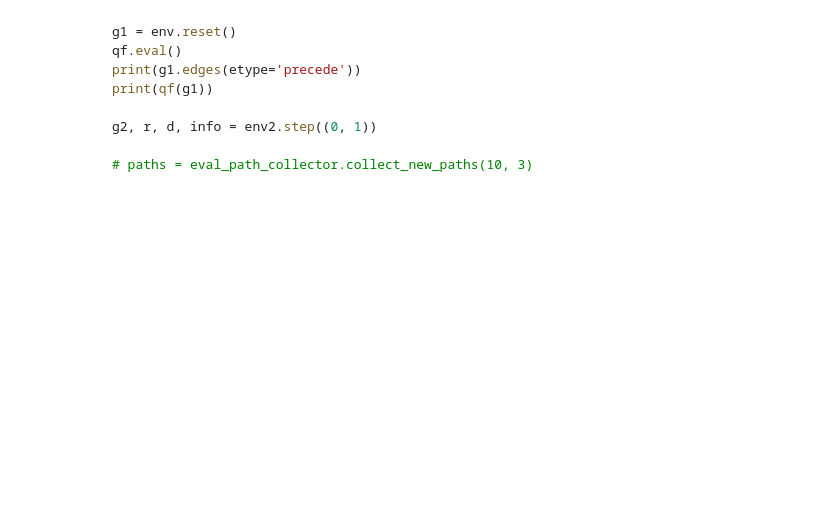
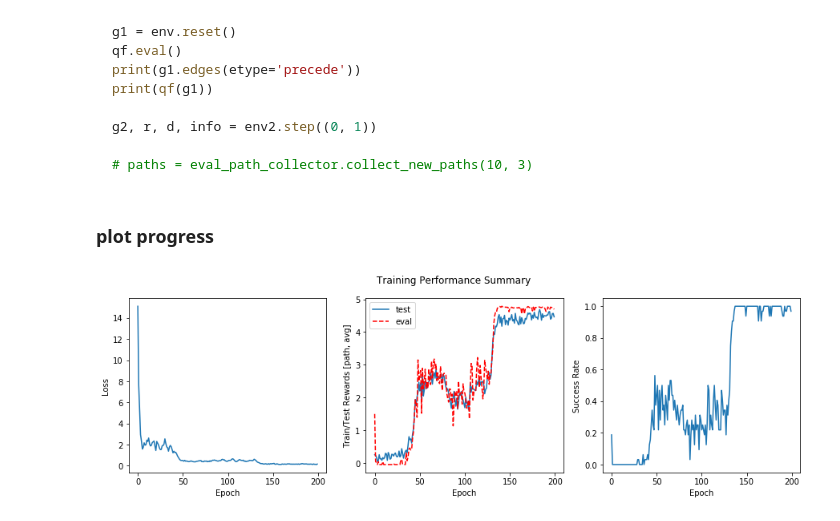
Before and after one commit to victorialena/DynamicGraphPlanning, a Jupyter notebook: jobShop.ipynb, the cells around one changed output. Saved outputs shown, nothing was run; the diff lists cells and outputs as text; code cells hidden in the pictures; blank space fills up the shorter version.

Commit message:
Add plotting methods.

````diff
--- a/jobShop.ipynb
+++ b/jobShop.ipynb
@@ -79,6 +79,14 @@ class jobShopScheduling(gym.Env):
 
     ### Arguments
     No additional arguments are currently supported.
+
+    ### Baselines
+    1) C* -> optimal makespan [https://developers.google.com/optimization/scheduling/job_shop]
+    2) Heuristics -> Use same as Prof. Park's paper
+    3) Other: Simualted Annealing
+
+    ### Comments
+    https://medium.datadriveninvestor.com/job-shop-scheduling-problem-jssp-an-overview-cd99970a02f8
     """
 
     def __init__(self, njobs: int, nworkers: int):
@@ -762,7 +770,7 @@ for i in range(n_epoch):
         qf_loss = qf_criterion(y_pred, y_target).to(torch.float)
 
         loss.append(qf_loss.item())
-        avg_r_train.append(rewards.mean().item())
+#         avg_r_train.append(rewards.mean().item())
 
         optimizer.zero_grad()
         qf_loss.backward()
@@ -803,3 +811,5 @@ g2, r, d, info = env2.step((0, 1))
 
 # paths = eval_path_collector.collect_new_paths(10, 3)
 ```
+# %% [markdown]
+### plot progress
@@ -805,0 +818,25 @@ g2, r, d, info = env2.step((0, 1))
+# %%
+losses = [np.mean(loss[i*n_iter:(i+1)*n_iter]) for i in range(n_epoch)]
+# %%
+x = np.arange(n_epoch)
+
+plt.figure(figsize=(15, 4))
+
+plt.subplot(131)
+plt.plot(x, losses)
+plt.ylabel('Loss')
+plt.xlabel('Epoch')
+plt.subplot(132)
+plt.plot(x, avg_r_train, label="test")
+plt.plot(x, avg_r_eval, 'r--', label="eval")
+plt.legend()
+plt.ylabel('Train/Test Rewards [path, avg]')
+plt.xlabel('Epoch')
+plt.subplot(133)
+plt.plot(x, success_rates)
+plt.ylabel('Success Rate')
+plt.xlabel('Epoch')
+plt.suptitle('Training Performance Summary')
+plt.savefig('figs/job_shop/j%d-w%d_hor' % (njobs, nworkers), dpi=300)
+# %% [output]
+[figure, added]
````
Also changed, not shown: parts of 2 cells of this notebook.
